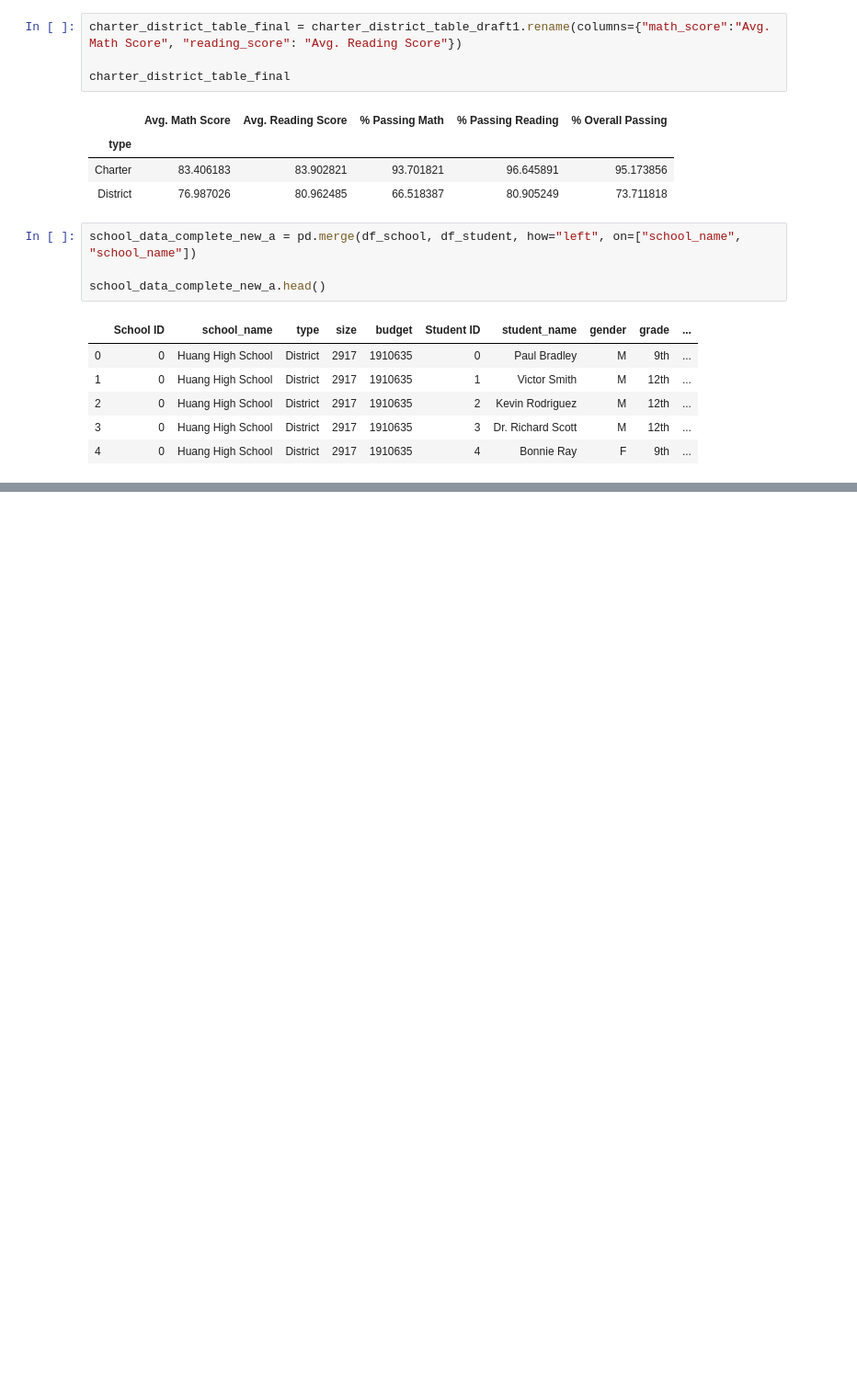
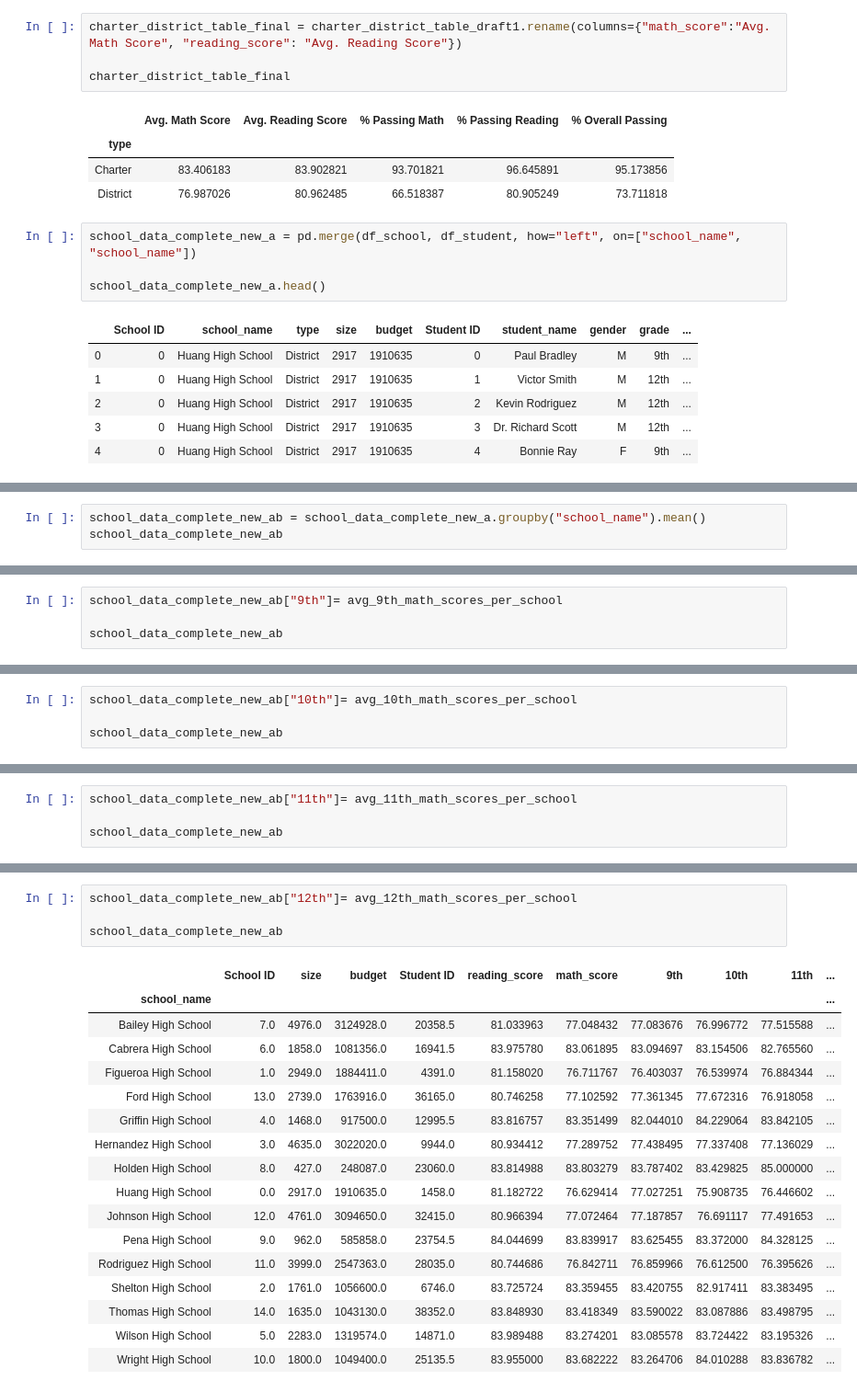
Before and after one commit to kariukbn23/pandas-challenge, a Jupyter notebook: Academy_of_Py/AoP.ipynb, the cells around one changed output, grey strips where cells are left out. Shown: that part at 92% size. Drawn from its saved outputs; the diff is of its cells as text; blank space fills up the shorter version.

```diff
--- a/Academy_of_Py/AoP.ipynb
+++ b/Academy_of_Py/AoP.ipynb
@@ -468,0 +557,3 @@ school_data_complete_new_a.head()
+# %%
+school_data_complete_new_ab = school_data_complete_new_a.groupby("school_name").mean()
+school_data_complete_new_ab
@@ -468,0 +578,4 @@ school_data_complete_new_a.head()
+# %%
+school_data_complete_new_ab["9th"]= avg_9th_math_scores_per_school
+
+school_data_complete_new_ab
@@ -468,0 +600,4 @@ school_data_complete_new_a.head()
+# %%
+school_data_complete_new_ab["10th"]= avg_10th_math_scores_per_school
+
+school_data_complete_new_ab
@@ -468,0 +622,4 @@ school_data_complete_new_a.head()
+# %%
+school_data_complete_new_ab["11th"]= avg_11th_math_scores_per_school
+
+school_data_complete_new_ab
@@ -468,0 +644,22 @@ school_data_complete_new_a.head()
+# %%
+school_data_complete_new_ab["12th"]= avg_12th_math_scores_per_school
+
+school_data_complete_new_ab
+# %% [output]
+|  | School ID | size | budget | Student ID | reading_score | math_score | 9th | 10th | 11th | ... |
+| school_name |  |  |  |  |  |  |  |  |  | ... |
+| Bailey High School | 7.0 | 4976.0 | 3124928.0 | 20358.5 | 81.033963 | 77.048432 | 77.083676 | 76.996772 | 77.515588 | ... |
+| Cabrera High School | 6.0 | 1858.0 | 1081356.0 | 16941.5 | 83.975780 | 83.061895 | 83.094697 | 83.154506 | 82.765560 | ... |
+| Figueroa High School | 1.0 | 2949.0 | 1884411.0 | 4391.0 | 81.158020 | 76.711767 | 76.403037 | 76.539974 | 76.884344 | ... |
+| Ford High School | 13.0 | 2739.0 | 1763916.0 | 36165.0 | 80.746258 | 77.102592 | 77.361345 | 77.672316 | 76.918058 | ... |
+| Griffin High School | 4.0 | 1468.0 | 917500.0 | 12995.5 | 83.816757 | 83.351499 | 82.044010 | 84.229064 | 83.842105 | ... |
+| Hernandez High School | 3.0 | 4635.0 | 3022020.0 | 9944.0 | 80.934412 | 77.289752 | 77.438495 | 77.337408 | 77.136029 | ... |
+| Holden High School | 8.0 | 427.0 | 248087.0 | 23060.0 | 83.814988 | 83.803279 | 83.787402 | 83.429825 | 85.000000 | ... |
+| Huang High School | 0.0 | 2917.0 | 1910635.0 | 1458.0 | 81.182722 | 76.629414 | 77.027251 | 75.908735 | 76.446602 | ... |
+| Johnson High School | 12.0 | 4761.0 | 3094650.0 | 32415.0 | 80.966394 | 77.072464 | 77.187857 | 76.691117 | 77.491653 | ... |
+| Pena High School | 9.0 | 962.0 | 585858.0 | 23754.5 | 84.044699 | 83.839917 | 83.625455 | 83.372000 | 84.328125 | ... |
+| Rodriguez High School | 11.0 | 3999.0 | 2547363.0 | 28035.0 | 80.744686 | 76.842711 | 76.859966 | 76.612500 | 76.395626 | ... |
+| Shelton High School | 2.0 | 1761.0 | 1056600.0 | 6746.0 | 83.725724 | 83.359455 | 83.420755 | 82.917411 | 83.383495 | ... |
+| Thomas High School | 14.0 | 1635.0 | 1043130.0 | 38352.0 | 83.848930 | 83.418349 | 83.590022 | 83.087886 | 83.498795 | ... |
+| Wilson High School | 5.0 | 2283.0 | 1319574.0 | 14871.0 | 83.989488 | 83.274201 | 83.085578 | 83.724422 | 83.195326 | ... |
+| Wright High School | 10.0 | 1800.0 | 1049400.0 | 25135.5 | 83.955000 | 83.682222 | 83.264706 | 84.010288 | 83.836782 | ... |
```
Also changed, not shown: parts of 38 cells of this notebook.
